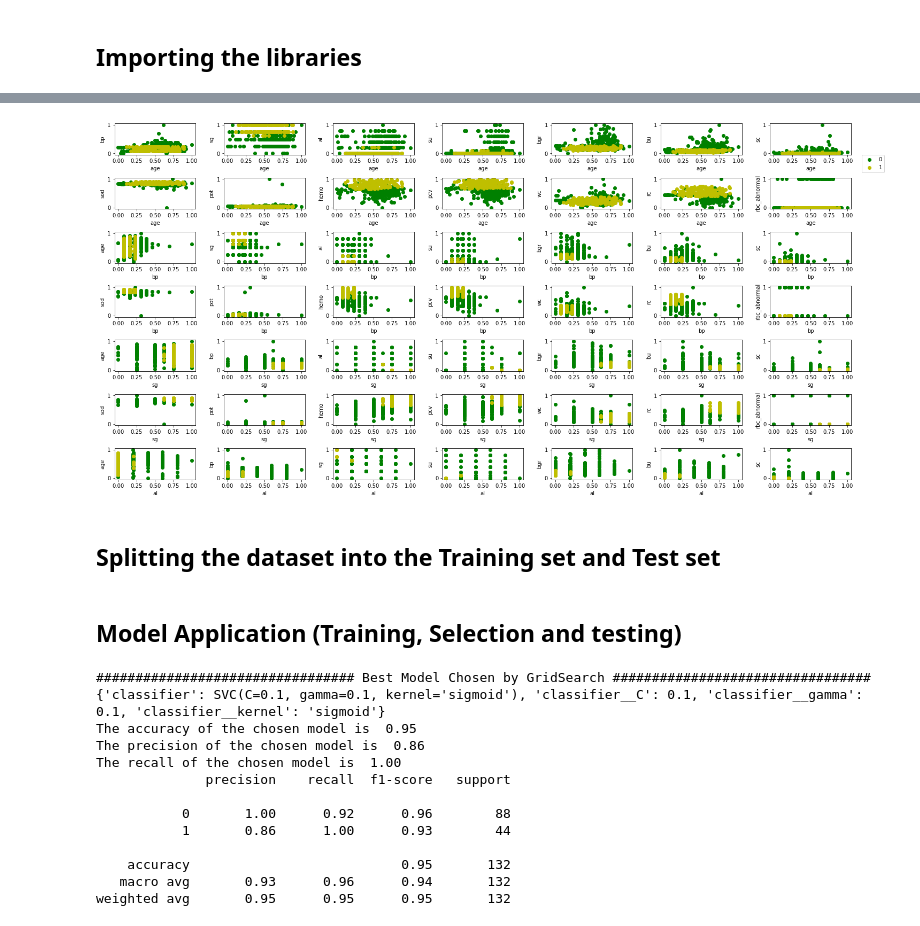
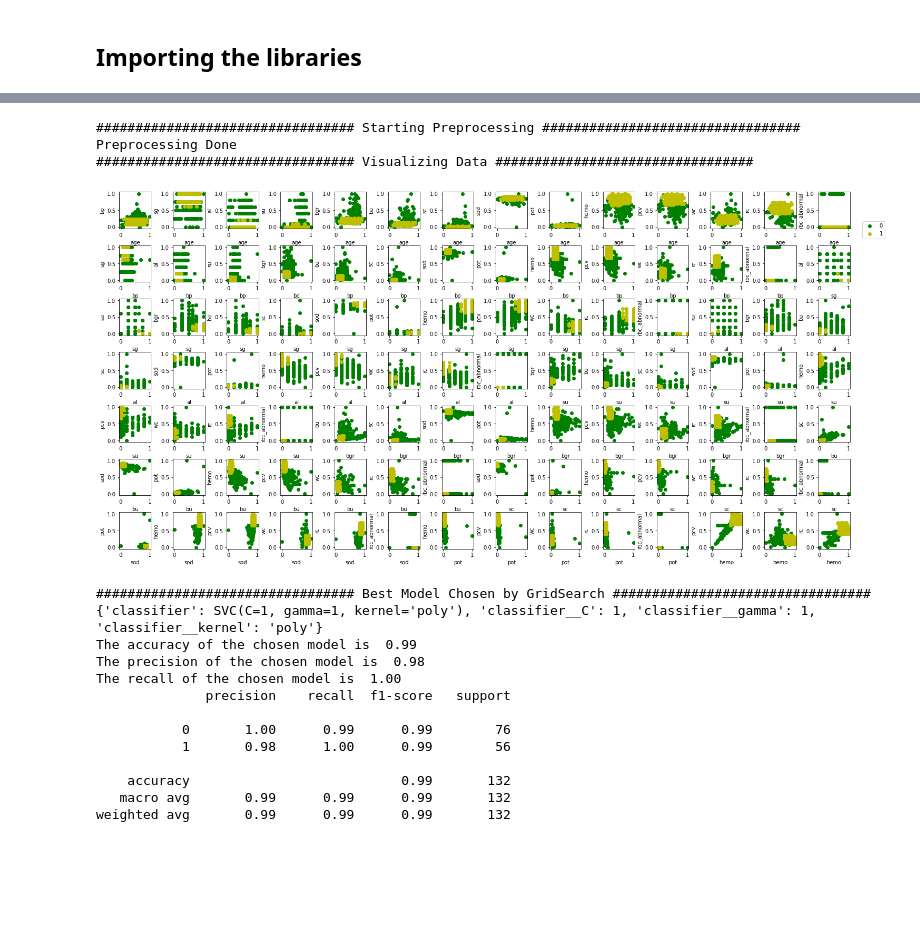
Before and after one commit to hamidmass/MachineLearningProject, a Jupyter notebook: ML Project.ipynb, the cells around one changed output, grey strips where cells are left out. Cells and saved outputs as stored; diff of their text form; code cells hidden in the pictures; blank space fills up the shorter version.

```diff
--- a/ML Project.ipynb
+++ b/ML Project.ipynb
@@ -62,6 +76,0 @@ data_correlation(kidney_df)
-# %%
-visualize_data(kidney_df)
-# %% [output]
-[figure, removed]
-# %% [markdown]
-## Splitting the dataset into the Training set and Test set
@@ -70,18 +77,20 @@ X_train, X_test, y_train, y_test = split_data(kidney_df)
-# %% [markdown]
-## Model Application (Training, Selection and testing)
-# %%
-test_model(X_train, X_test, y_train, y_test, 'recall',5)
-# %% [output]
-################################# Best Model Chosen by GridSearch #################################
-{'classifier': SVC(C=0.1, gamma=0.1, kernel='sigmoid'), 'classifier__C': 0.1, 'classifier__gamma': 0.1, 'classifier__kernel': 'sigmoid'}
-The accuracy of the chosen model is  0.95
-The precision of the chosen model is  0.86
-The recall of the chosen model is  1.00
-              precision    recall  f1-score   support
-
-           0       1.00      0.92      0.96        88
-           1       0.86      1.00      0.93        44
-
-    accuracy                           0.95       132
-   macro avg       0.93      0.96      0.94       132
-weighted avg       0.95      0.95      0.95       132
+# %%
+apply_model("kidney_disease.csv", 'recall', pca=True)
+# %% [output]
+################################# Starting Preprocessing #################################
+Preprocessing Done
+################################# Visualizing Data #################################
+[figure, added]
+################################# Best Model Chosen by GridSearch #################################
+{'classifier': SVC(C=1, gamma=1, kernel='poly'), 'classifier__C': 1, 'classifier__gamma': 1, 'classifier__kernel': 'poly'}
+The accuracy of the chosen model is  0.99
+The precision of the chosen model is  0.98
+The recall of the chosen model is  1.00
+              precision    recall  f1-score   support
+
+           0       1.00      0.99      0.99        76
+           1       0.98      1.00      0.99        56
+
+    accuracy                           0.99       132
+   macro avg       0.99      0.99      0.99       132
+weighted avg       0.99      0.99      0.99       132
```
Also changed, not shown: parts of 24 cells of this notebook, 1 other file.
